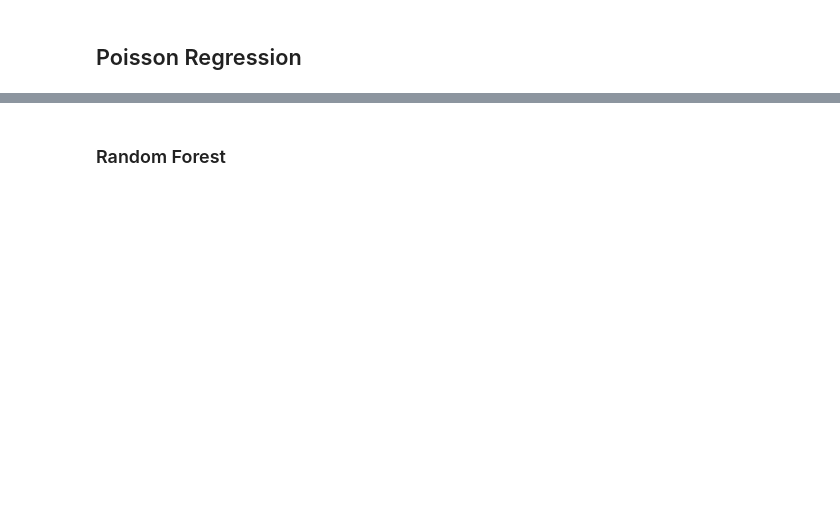
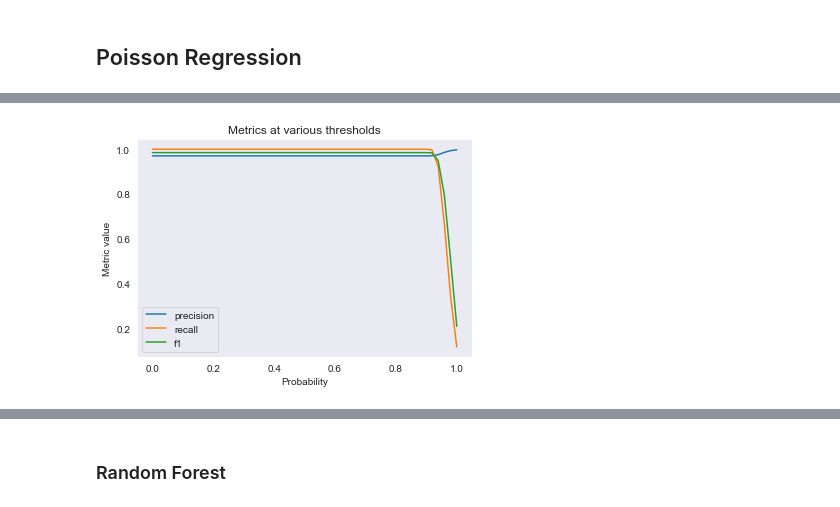
Before and after one commit to Kanchanah/Capstone_Two_Springboard, a Jupyter notebook: Code/Kanchanah_Kannathass_CapStone2_Model.ipynb, the cells around one changed output, grey strips where cells are left out. Cells and saved outputs as stored; diff of their text form; code cells hidden in the pictures; blank space fills up the shorter version.

```diff
--- a/Code/Kanchanah_Kannathass_CapStone2_Model.ipynb
+++ b/Code/Kanchanah_Kannathass_CapStone2_Model.ipynb
@@ -394,4 +545,4 @@ model_grid_pos = (GridSearchCV(estimator=model_pipeline,
                                n_jobs=-1))
 # %%
 # fit model
-pos_model = model_grid_pos.fit(X_train, y_train.values.ravel())
+pos_model = model_grid_pos.fit(X_train_numeric, y_train.values.ravel())
@@ -398,5 +552,5 @@ pos_model = model_grid_pos.fit(X_train, y_train.values.ravel())
 # %%
 # model predictions
-pos_train_pred = pos_model.predict(X_train)
-pos_test_pred = pos_model.predict(X_test)
+pos_train_pred = pos_model.predict(X_train_numeric)
+pos_test_pred = pos_model.predict(X_test_numeric)
 # %%
@@ -406,2 +561,6 @@ print(f"Observed: {y_train.values.ravel().mean():.3f} Fit: {np.mean(pos_train_pr
+# %%
+pos_reg_pr, pos_reg_rec, pos_reg_f1 = threshold_and_plot(y_test=y_train, target=pos_train_pred)
+# %% [output]
+[figure, added]
 # %%
 test_metric_pos = threshold_and_plot(y_test=y_train, target=pos_train_pred)
```
Also changed, not shown: parts of 167 cells of this notebook, 5 other files.
